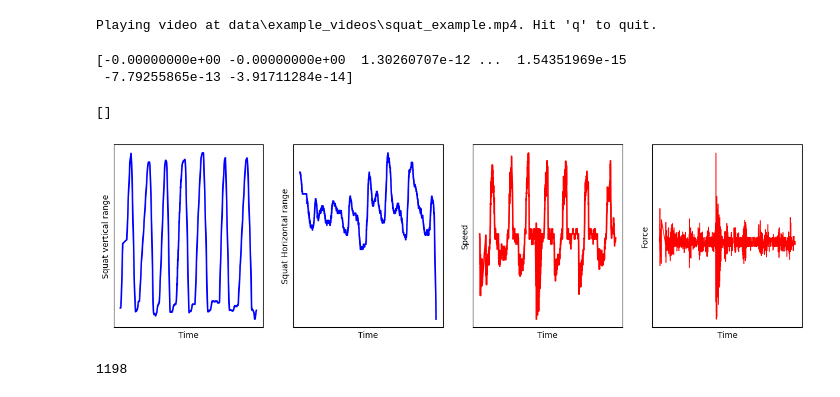
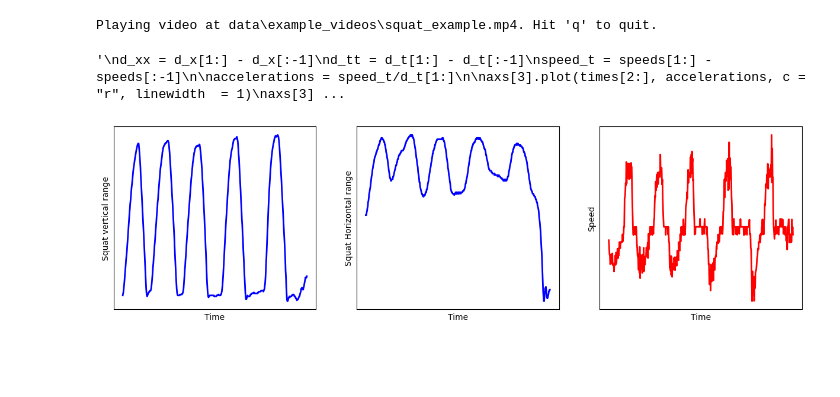
Before and after one commit to elliot-hicks/bar_path_tracker, a Jupyter notebook: src/object_tracker/dev.ipynb, the cells around one changed output. Saved outputs shown, nothing was run; the diff lists cells and outputs as text; code cells hidden in the pictures; blank space fills up the shorter version.

```diff
--- a/src/object_tracker/dev.ipynb
+++ b/src/object_tracker/dev.ipynb
@@ -49,7 +49,7 @@ bar_path = []
 times = []
 
 cv2.destroyAllWindows()
-video = cv2.VideoCapture(os.path.join(repo_path, r'data\example_videos\squat_example.mp4'))
+video = cv2.VideoCapture(os.path.join(repo_path, r'data\example_videos\bench_example.mp4'))
 ret, frame = video.read()
 if not ret:
     print('cannot read the video')
@@ -65,12 +65,13 @@ frame = cv2.resize(frame, [frame_width//2, frame_height//2])
 mask = np.zeros_like(frame)
 
 # Initialize video writer to save the results
-output = cv2.VideoWriter(f'{tracker_type}.avi',
+output = cv2.VideoWriter(f'{tracker_type}.mp4',
                          cv2.VideoWriter_fourcc(*'XVID'), 60.0,
                          (frame_width//2, frame_height//2), True)
 
 # Select the bounding box in the first frame
 bbox = cv2.selectROI(frame, False)
+start_bbox = list(bbox)
 previous_c = (int(bbox[0] + bbox[2]/2), int(bbox[1] + bbox[3]/2))
 
 bar_path.append(previous_c)
@@ -95,7 +96,14 @@ while True:
         bar_path.append([c[0], c[1]])
         times.append(timer)
 
-        mask = cv2.line(mask, previous_c, c, (0,0,255), 5)
+        if c[1] - previous_c[1] < 0:
+            color = (0,0,255)
+        else:
+            color = (0,255,0)
+
+
+
+        mask = cv2.line(mask, previous_c, c, color, 5)
         frame = cv2.rectangle(frame, p1, p2, (255,255,255), 2, 1)
 
     else:
@@ -106,7 +114,7 @@ while True:
     cv2.putText(frame, "FPS : " + str(int(fps)), (0,50),
                 cv2.FONT_HERSHEY_SIMPLEX, 0.75, (255,0,0),2)
     cv2.imshow("Tracking", cv2.add(frame, mask))
-    output.write(frame)
+    output.write(cv2.add(frame, mask))
 
     if cv2.waitKey(1) & 0xFF == ord('q'):
         break
@@ -120,45 +128,47 @@ cv2.destroyAllWindows()
 import matplotlib.pyplot as plt
 bar_path = np.array(bar_path)
 
-f, axs = plt.subplots(1,4, figsize = (15,4))
+f, axs = plt.subplots(1,3, figsize = (15,4))
 
 axs[0].plot(times, bar_path[1:,1], c = "b", linewidth  = 2)
 axs[0].set_ylabel("Squat vertical range")
 axs[0].set_xlabel("Time")
 axs[0].set_xticks([])
 axs[0].set_yticks([])
 
 axs[1].plot(times, bar_path[1:,0], c = "b", linewidth  = 2)
 axs[1].set_ylabel("Squat Horizontal range")
 axs[1].set_xlabel("Time")
 axs[1].set_xticks([])
 axs[1].set_yticks([])
 
 times = np.array(times)
 
-speeds = np.array(bar_path[2:,1]-bar_path[1:-1,1]) / np.array(times[:-1] - times[1:])
+d_x = np.array(bar_path[2:,1]-bar_path[1:-1,1])
+d_t = np.array(times[:-1] - times[1:])
+
+speeds = d_x / d_t
 
 axs[2].plot(times[1:], speeds, c = "r", linewidth  = 2)
 axs[2].set_ylabel("Speed")
 axs[2].set_xlabel("Time")
 axs[2].set_xticks([])
 axs[2].set_yticks([])
 
-accelerations = np.array(speeds[1:]-speeds[:-1]) / np.array(times[:-2] - times[2:])
 
-print(accelerations)
+"""
+d_xx = d_x[1:] - d_x[:-1]
+d_tt = d_t[1:] - d_t[:-1]
+speed_t = speeds[1:] - speeds[:-1]
+
+accelerations = speed_t/d_t[1:]
 
 axs[3].plot(times[2:], accelerations, c = "r", linewidth  = 1)
 axs[3].set_ylabel("Force")
 axs[3].set_xlabel("Time")
 axs[3].set_xticks([])
 axs[3].set_yticks([])
+"""
 # %% [output]
-[-0.00000000e+00 -0.00000000e+00  1.30260707e-12 ...  1.54351969e-15
- -7.79255865e-13 -3.91711284e-14]
+'\nd_xx = d_x[1:] - d_x[:-1]\nd_tt = d_t[1:] - d_t[:-1]\nspeed_t = speeds[1:] - speeds[:-1]\n\naccelerations = speed_t/d_t[1:]\n\naxs[3].plot(times[2:], accelerations, c = "r", linewidth  = 1)\naxs[3] ...
-[]
-[figure, old version]
+[figure, new version]
-# %%
-len(times)
-# %% [output]
-1198
```
Also changed, not shown: parts of 2 cells of this notebook.
